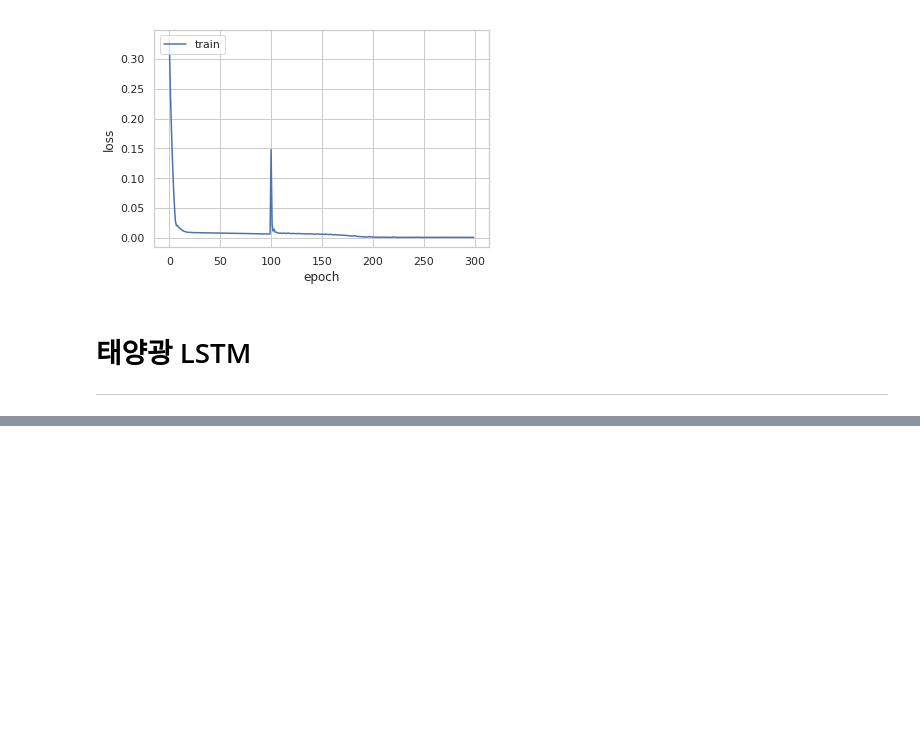
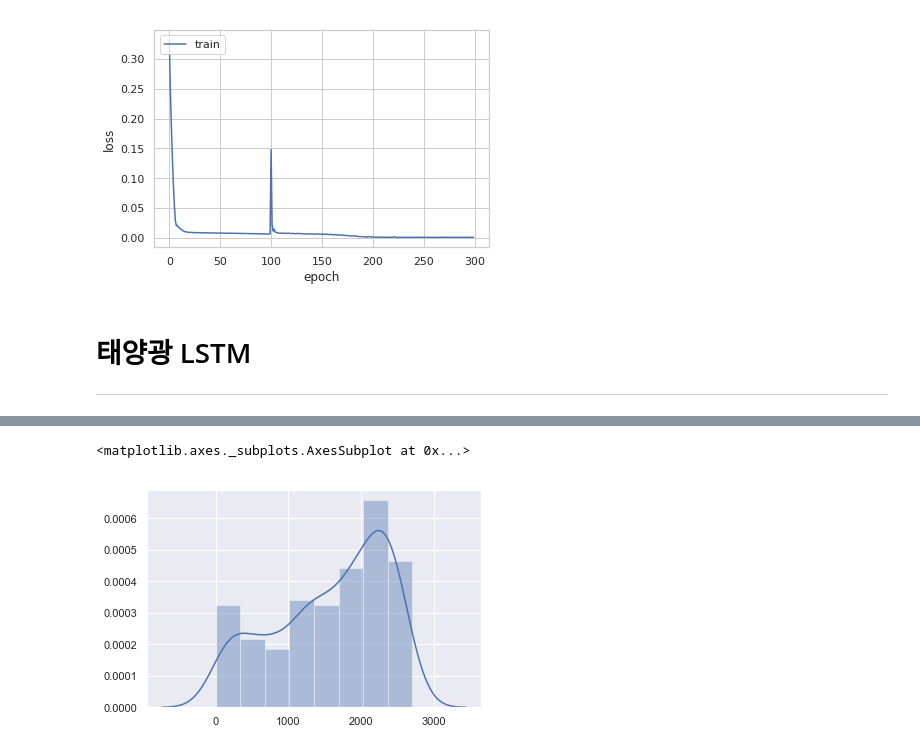
Before and after one commit to seokyeongheo/iot-data-practice, a Jupyter notebook: IOT_practice_01.RNN.ipynb, the cells around one changed output, grey strips where cells are left out. Drawn from its saved outputs; the diff is of its cells as text; code cells hidden in the pictures; blank space fills up the shorter version.

```diff
--- a/IOT_practice_01.RNN.ipynb
+++ b/IOT_practice_01.RNN.ipynb
@@ -230,0 +226,4 @@ plt.show()
+# %%
+file_path = '/Users/quartz/data/iot-data/solar_data.csv'
+solar_raw = pd.read_csv(file_path, engine='python')
+solar_raw.tail()
@@ -230,0 +280,8 @@ plt.show()
+# %%
+y = solar_raw['충전시간발전량'].values
+x = list(range(382))
+
+sns.distplot(y)
+# %% [output]
+<matplotlib.axes._subplots.AxesSubplot at 0x...>
+[figure, added]
```
Also changed, not shown: parts of 44 cells of this notebook.
